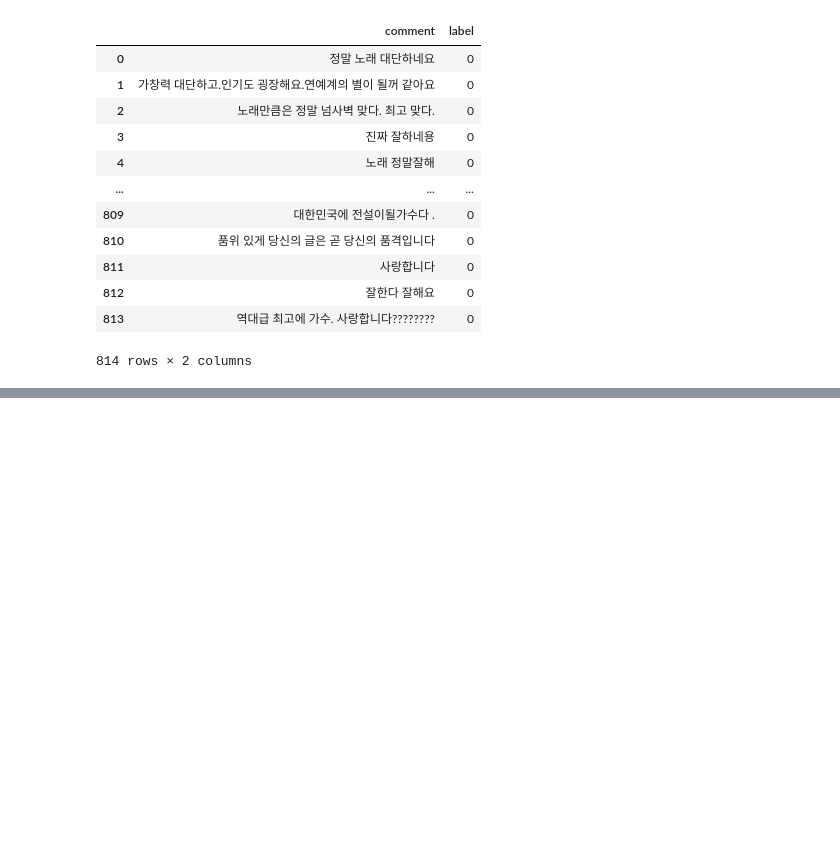
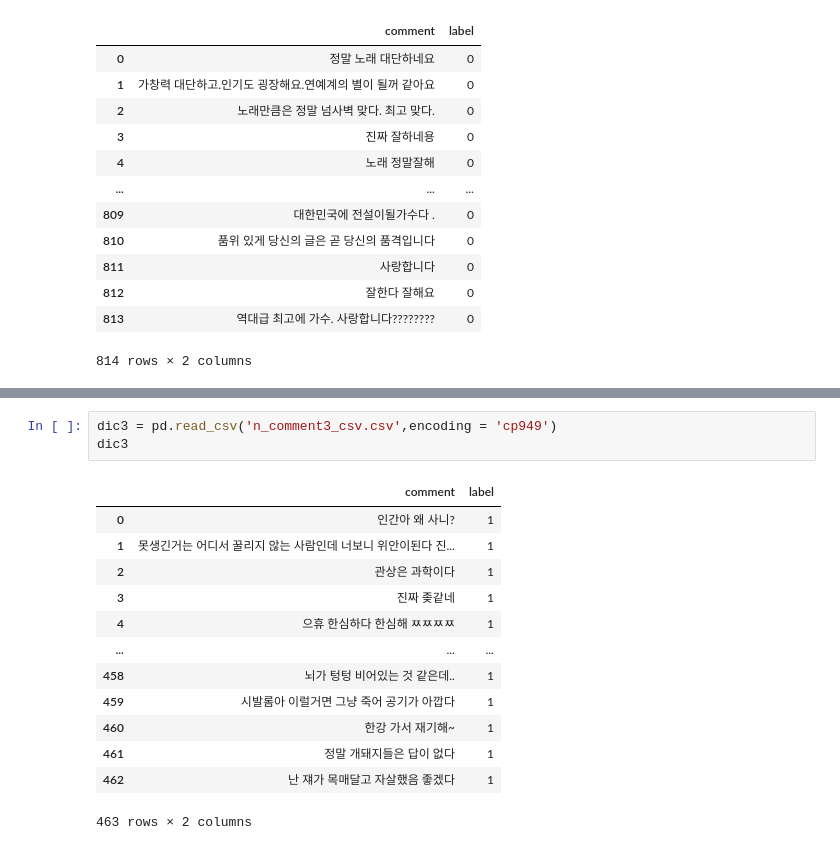
Before and after one commit to sooyeon-go/grad_project, a Jupyter notebook: comment_crawling_r/comment_csv.ipynb, the cells around one changed output, grey strips where cells are left out. Saved outputs shown, nothing was run; the diff lists cells and outputs as text; blank space fills up the shorter version.

```diff
--- a/comment_crawling_r/comment_csv.ipynb
+++ b/comment_crawling_r/comment_csv.ipynb
@@ -116,0 +133,17 @@ dic.append(dic2)
+# %%
+dic3 = pd.read_csv('n_comment3_csv.csv',encoding = 'cp949')
+dic3
+# %% [output]
+|  | comment | label |
+| 0 | 인간아 왜 사니? | 1 |
+| 1 | 못생긴거는 어디서 꿀리지 않는 사람인데 너보니 위안이된다 진... | 1 |
+| 2 | 관상은 과학이다 | 1 |
+| 3 | 진짜 좆같네 | 1 |
+| 4 | 으휴 한심하다 한심해 ㅉㅉㅉㅉ | 1 |
+| ... | ... | ... |
+| 458 | 뇌가 텅텅 비어있는 것 같은데.. | 1 |
+| 459 | 시발롬아 이럴거면 그냥 죽어 공기가 아깝다 | 1 |
+| 460 | 한강 가서 재기해~ | 1 |
+| 461 | 정말 개돼지들은 답이 없다 | 1 |
+| 462 | 난 쟤가 목매달고 자살했음 좋겠다 | 1 |
+463 rows × 2 columns
```
Also changed, not shown: parts of 6 cells of this notebook.
